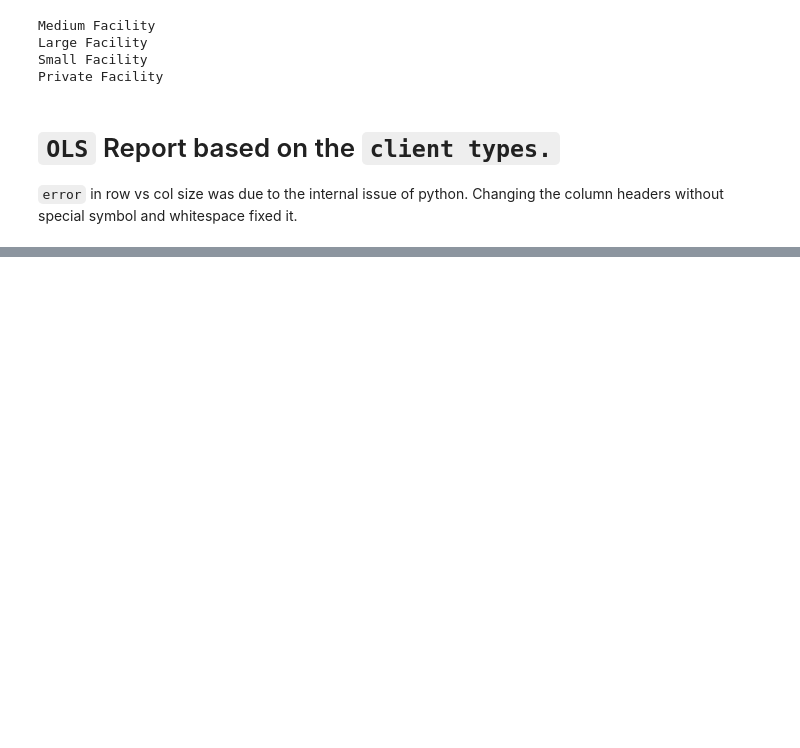
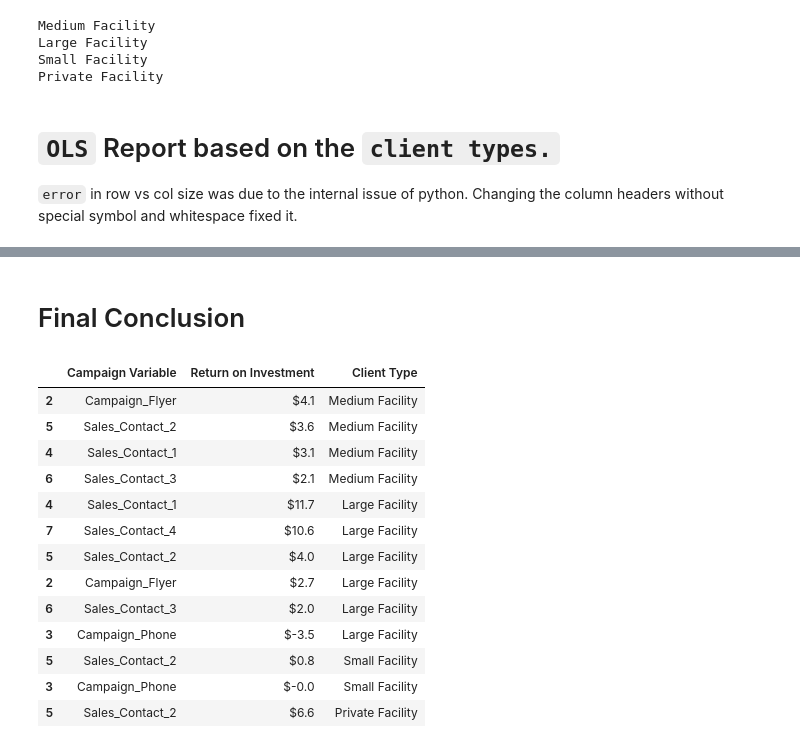
Before and after one commit to fahim-muntasir-niloy/Campaign-Data-Analysis, a Jupyter notebook: campaign.ipynb, the cells around one changed output, grey strips where cells are left out. Saved outputs shown, nothing was run; the diff lists cells and outputs as text; code cells hidden in the pictures; blank space fills up the shorter version.

```diff
--- a/campaign.ipynb
+++ b/campaign.ipynb
@@ -203,11 +203,3 @@ import statsmodels.formula.api as smf
 file.columns=[mystring.replace(" ", "_") for mystring in file.columns]
 file.columns=[mystring.replace("(", "") for mystring in file.columns]
 file.columns=[mystring.replace(")", "") for mystring in file.columns]
-# %%
-x = file['Amount Collected']
-y = file[['Campaign (Email)', 'Campaign (Flyer)', 'Campaign (Phone)',
-                                                               'Sales Contact 1', 'Sales Contact 2', 'Sales Contact 3',
-                                                               'Sales Contact 4', 'Sales Contact 5']]
-
-# ('Amount_Collected ~ Campaign_Email+Campaign_Flyer+Campaign_Phone+\
-#        Sales_Contact_1 + Sales_Contact_2 + Sales_Contact_3+Sales_Contact_4 + Sales_Contact_5',data=file)
@@ -371,0 +428,26 @@ strong multicollinearity or other numerical problems.
+# %% [markdown]
+# Final Conclusion
+# %%
+def dollar(x):
+    return "${:.1f}".format(x)
+
+summaryReport.columns = ['Campaign Variable','Return on Investment','Client Type']
+summaryReport['Return on Investment']  = round(summaryReport['Return on Investment'],2)
+summaryReport["Return on Investment"] = summaryReport["Return on Investment"].apply(dollar)
+
+summaryReport
+# %% [output]
+|  | Campaign Variable | Return on Investment | Client Type |
+| 2 | Campaign_Flyer | $4.1 | Medium Facility |
+| 5 | Sales_Contact_2 | $3.6 | Medium Facility |
+| 4 | Sales_Contact_1 | $3.1 | Medium Facility |
+| 6 | Sales_Contact_3 | $2.1 | Medium Facility |
+| 4 | Sales_Contact_1 | $11.7 | Large Facility |
+| 7 | Sales_Contact_4 | $10.6 | Large Facility |
+| 5 | Sales_Contact_2 | $4.0 | Large Facility |
+| 2 | Campaign_Flyer | $2.7 | Large Facility |
+| 6 | Sales_Contact_3 | $2.0 | Large Facility |
+| 3 | Campaign_Phone | $-3.5 | Large Facility |
+| 5 | Sales_Contact_2 | $0.8 | Small Facility |
+| 3 | Campaign_Phone | $-0.0 | Small Facility |
+| 5 | Sales_Contact_2 | $6.6 | Private Facility |
```
Also changed, not shown: parts of 9 cells of this notebook.
